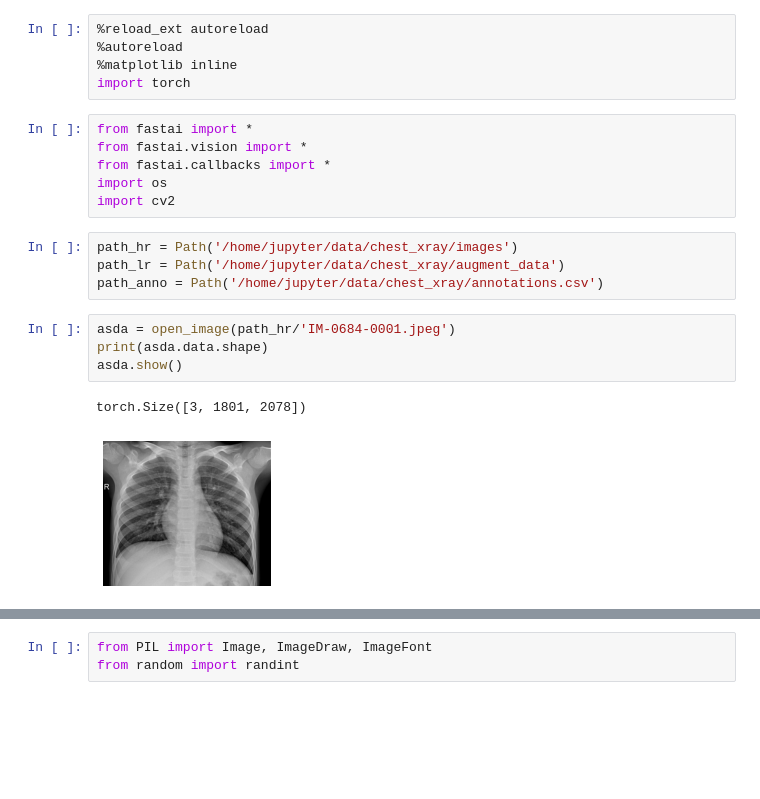
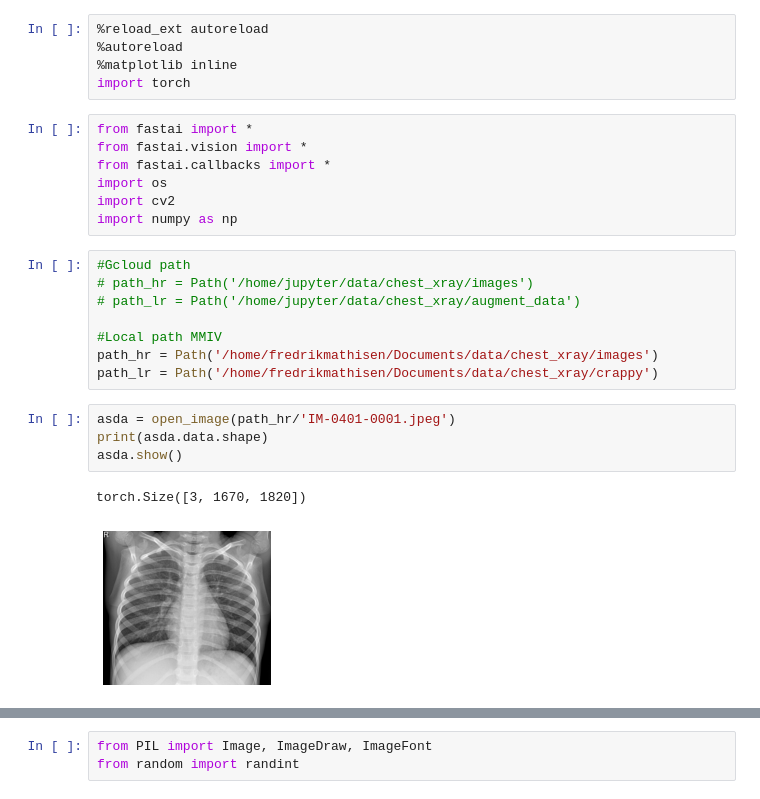
Before and after one commit to FredMath/text_detection_v1, a Jupyter notebook: create_bbox_dset.ipynb, the cells around one changed output, grey strips where cells are left out. Saved outputs shown, nothing was run; the diff lists cells and outputs as text; blank space fills up the shorter version.

```diff
--- a/create_bbox_dset.ipynb
+++ b/create_bbox_dset.ipynb
@@ -9,14 +9,19 @@ from fastai.vision import *
 from fastai.callbacks import *
 import os
 import cv2
+import numpy as np
 # %%
-path_hr = Path('/home/jupyter/data/chest_xray/images')
-path_lr = Path('/home/jupyter/data/chest_xray/augment_data')
-path_anno = Path('/home/jupyter/data/chest_xray/annotations.csv')
+#Gcloud path
+# path_hr = Path('/home/jupyter/data/chest_xray/images')
+# path_lr = Path('/home/jupyter/data/chest_xray/augment_data')
+
+#Local path MMIV
+path_hr = Path('/home/fredrikmathisen/Documents/data/chest_xray/images')
+path_lr = Path('/home/fredrikmathisen/Documents/data/chest_xray/crappy')
 # %%
-asda = open_image(path_hr/'IM-0684-0001.jpeg')
+asda = open_image(path_hr/'IM-0401-0001.jpeg')
 print(asda.data.shape)
 asda.show()
 # %% [output]
-torch.Size([3, 1801, 2078])
+torch.Size([3, 1670, 1820])
-[figure, old version]
+[figure, new version]
```
Also changed, not shown: parts of 28 cells of this notebook, 4 other files.
